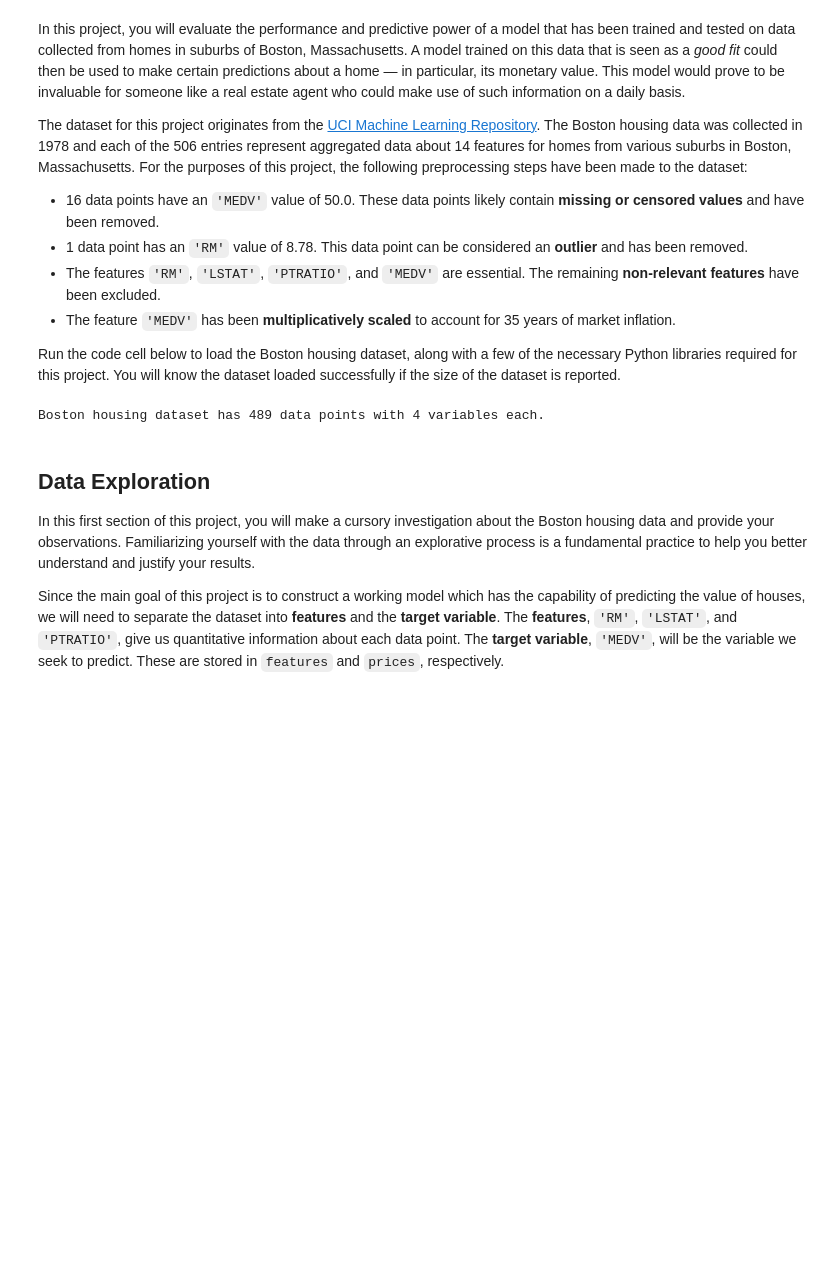
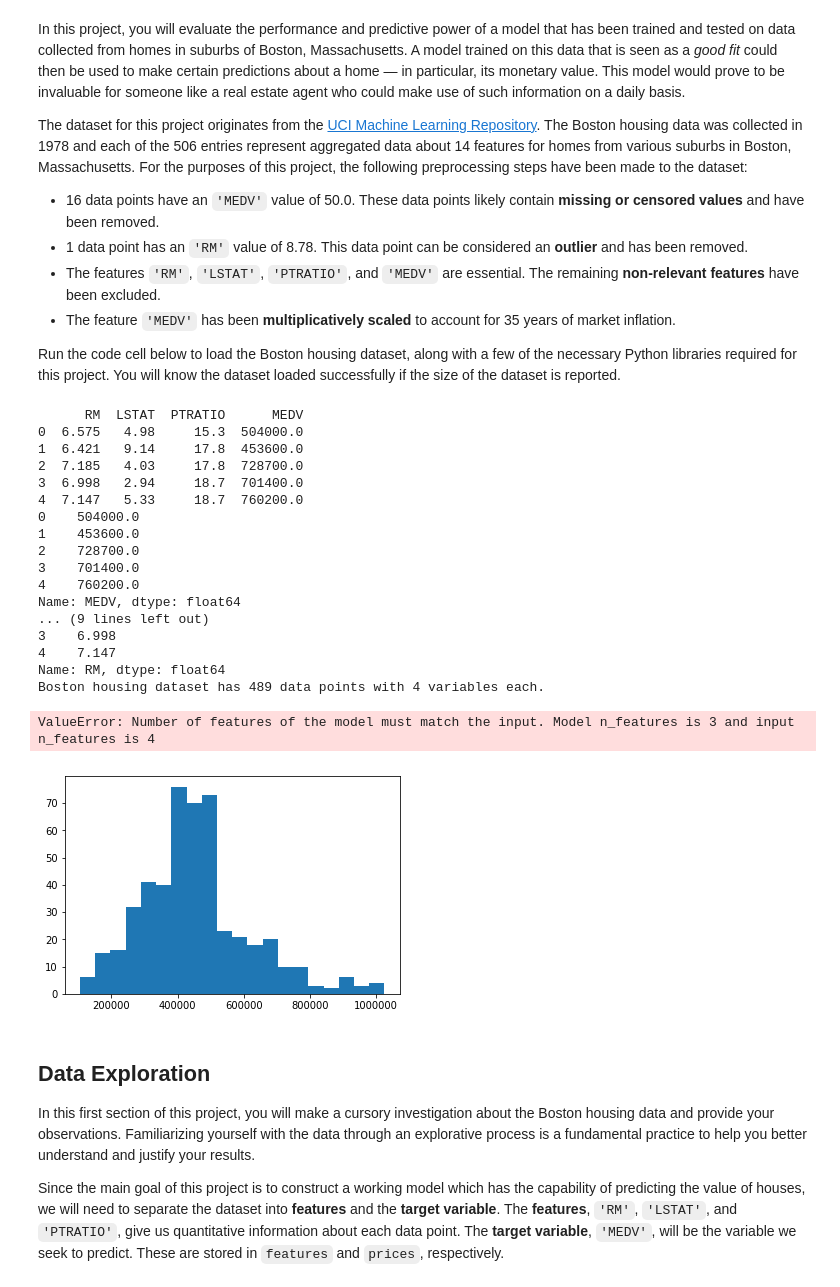
Before and after one commit to Katie33333/mle-udacity, a Jupyter notebook: projects/boston_housing/boston_housing.ipynb, the cells around one changed output. Cells and saved outputs as stored; diff of their text form; code cells hidden in the pictures; blank space fills up the shorter version.

```diff
--- a/projects/boston_housing/boston_housing.ipynb
+++ b/projects/boston_housing/boston_housing.ipynb
@@ -22,24 +22,54 @@ Run the code cell below to load the Boston housing dataset, along with a few of
 # %%
 # Import libraries necessary for this project
 import numpy as np
 import pandas as pd
+import matplotlib.pyplot as plt #for additional visuals
 from sklearn.model_selection import ShuffleSplit
 
 # Import supplementary visualizations code visuals.py
 import visuals as vs
 
 # Pretty display for notebooks
 %matplotlib inline
 
 # Load the Boston housing dataset
 data = pd.read_csv('housing.csv')
 prices = data['MEDV']
 features = data.drop('MEDV', axis = 1)
+rooms = data['RM'] # for addional analysis for the last question
+
+print(data.head(5))
+print(prices.head(5))
+print(features.head(5))
+print(rooms.head(5))
 
 # Success
 print("Boston housing dataset has {} data points with {} variables each.".format(*data.shape))
+
+# This code is not quite successful.  I wanted to see a visual of the prices...
+plt.hist(prices, bins = 20)
+for MEDV in reg.predict(data):
+    plt.axvline(price, lw = 5, c = 'r')
 # %% [output]
+      RM  LSTAT  PTRATIO      MEDV
+0  6.575   4.98     15.3  504000.0
+1  6.421   9.14     17.8  453600.0
+2  7.185   4.03     17.8  728700.0
+3  6.998   2.94     18.7  701400.0
+4  7.147   5.33     18.7  760200.0
+0    504000.0
+1    453600.0
+2    728700.0
+3    701400.0
+4    760200.0
+Name: MEDV, dtype: float64
+... (9 lines left out)
+3    6.998
+4    7.147
+Name: RM, dtype: float64
 Boston housing dataset has 489 data points with 4 variables each.
+ValueError: Number of features of the model must match the input. Model n_features is 3 and input n_features is 4
+[figure, added]
 # %% [markdown]
 ## Data Exploration
 In this first section of this project, you will make a cursory investigation about the Boston housing data and provide your observations. Familiarizing yourself with the data through an explorative process is a fundamental practice to help you better understand and justify your results.
```
Also changed, not shown: parts of 12 cells of this notebook.
